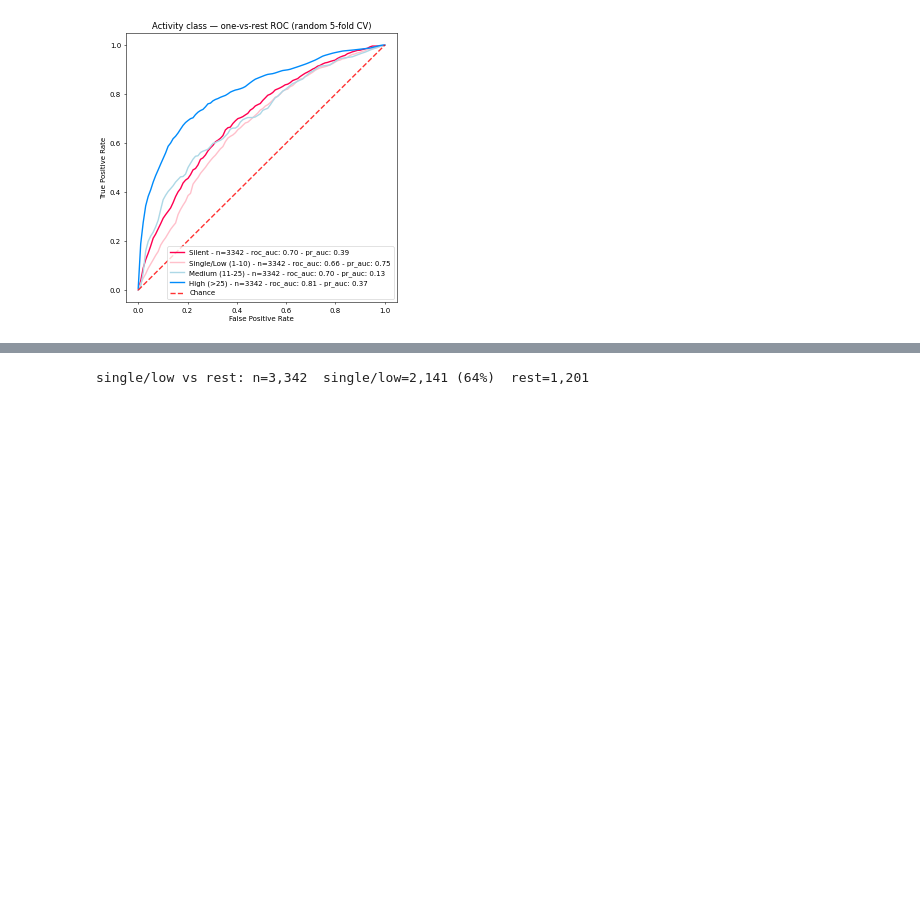
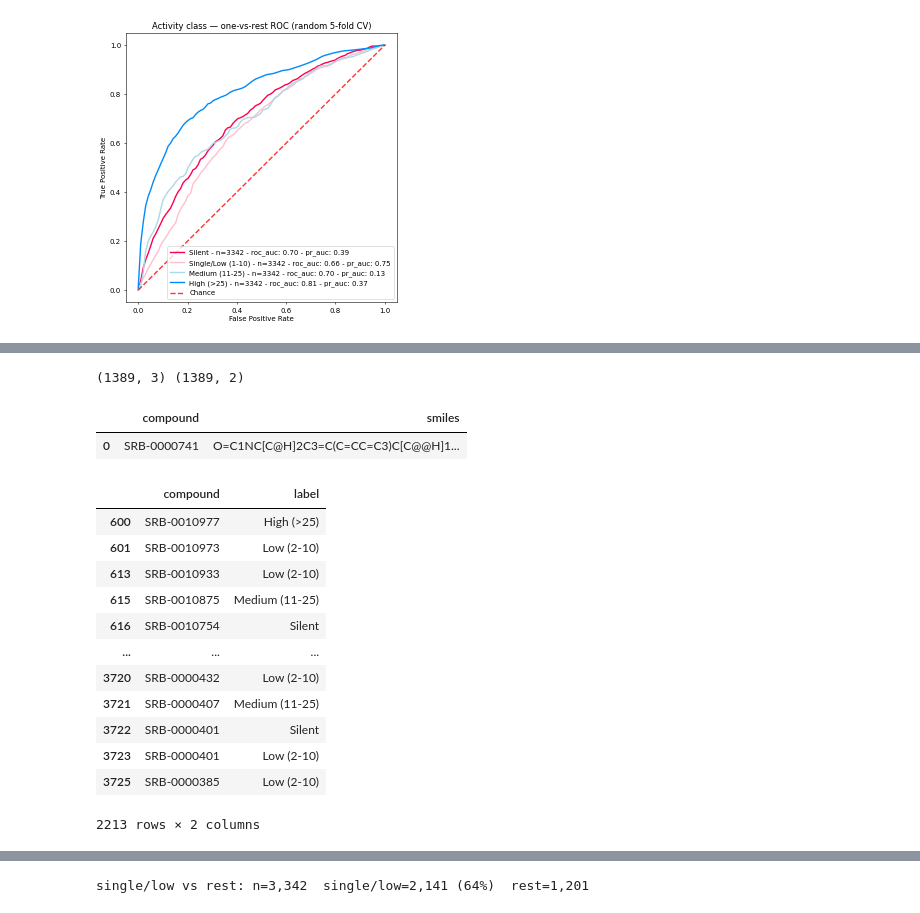
Before and after one commit to gtamo39/MS_ML, a Jupyter notebook: vignettes/MS_TargetML.ipynb, the cells around one changed output, grey strips where cells are left out. Saved outputs shown, nothing was run; the diff lists cells and outputs as text; code cells hidden in the pictures; blank space fills up the shorter version.

```diff
--- a/vignettes/MS_TargetML.ipynb
+++ b/vignettes/MS_TargetML.ipynb
@@ -2063,0 +2080,32 @@ Medium (11-25)        186
+# %%
+## test prediction 1:
+test_0 = (pd.read_csv('tmp/2026-07-10-All AJ compounds with v2 as main vector.csv')
+          .rename(columns={'Molecule Name':'compound','MSData - Proteomics activities: Cmpd Activity':'label'}))[['compound','label']].dropna()
+_grp = {'Single (1)': 'Single/Low (1-10)', 'Low (2-10)': 'Single/Low (1-10)'}
+
+# test_2 = MS[MS['compound'].isin(test_0['compound'])].rename(columns={'activity':'label'}).assign(label=lambda d: d['label'].replace(_grp))
+test_2 = pd.merge(serac_df,test_2)[['compound','label','smiles']].dropna().drop_duplicates()
+test_2 = test_2[test_2['compound'].isin(MS['compound'])].reset_index(drop=True)
+enum = test_2.drop('label',axis=1).drop_duplicates().reset_index(drop=True)
+print(test_2.shape,enum.shape)
+enum.head(1)
+# %% [output]
+(1389, 3) (1389, 2)
+|  | compound | smiles |
+| 0 | SRB-0000741 | O=C1NC[C@H]2C3=C(C=CC=C3)C[C@@H]1... |
+# %%
+test_0
+# %% [output]
+|  | compound | label |
+| 600 | SRB-0010977 | High (>25) |
+| 601 | SRB-0010973 | Low (2-10) |
+| 613 | SRB-0010933 | Low (2-10) |
+| 615 | SRB-0010875 | Medium (11-25) |
+| 616 | SRB-0010754 | Silent |
+| ... | ... | ... |
+| 3720 | SRB-0000432 | Low (2-10) |
+| 3721 | SRB-0000407 | Medium (11-25) |
+| 3722 | SRB-0000401 | Silent |
+| 3723 | SRB-0000401 | Low (2-10) |
+| 3725 | SRB-0000385 | Low (2-10) |
+2213 rows × 2 columns
```
Also changed, not shown: parts of 9 cells of this notebook, 4 other files.
